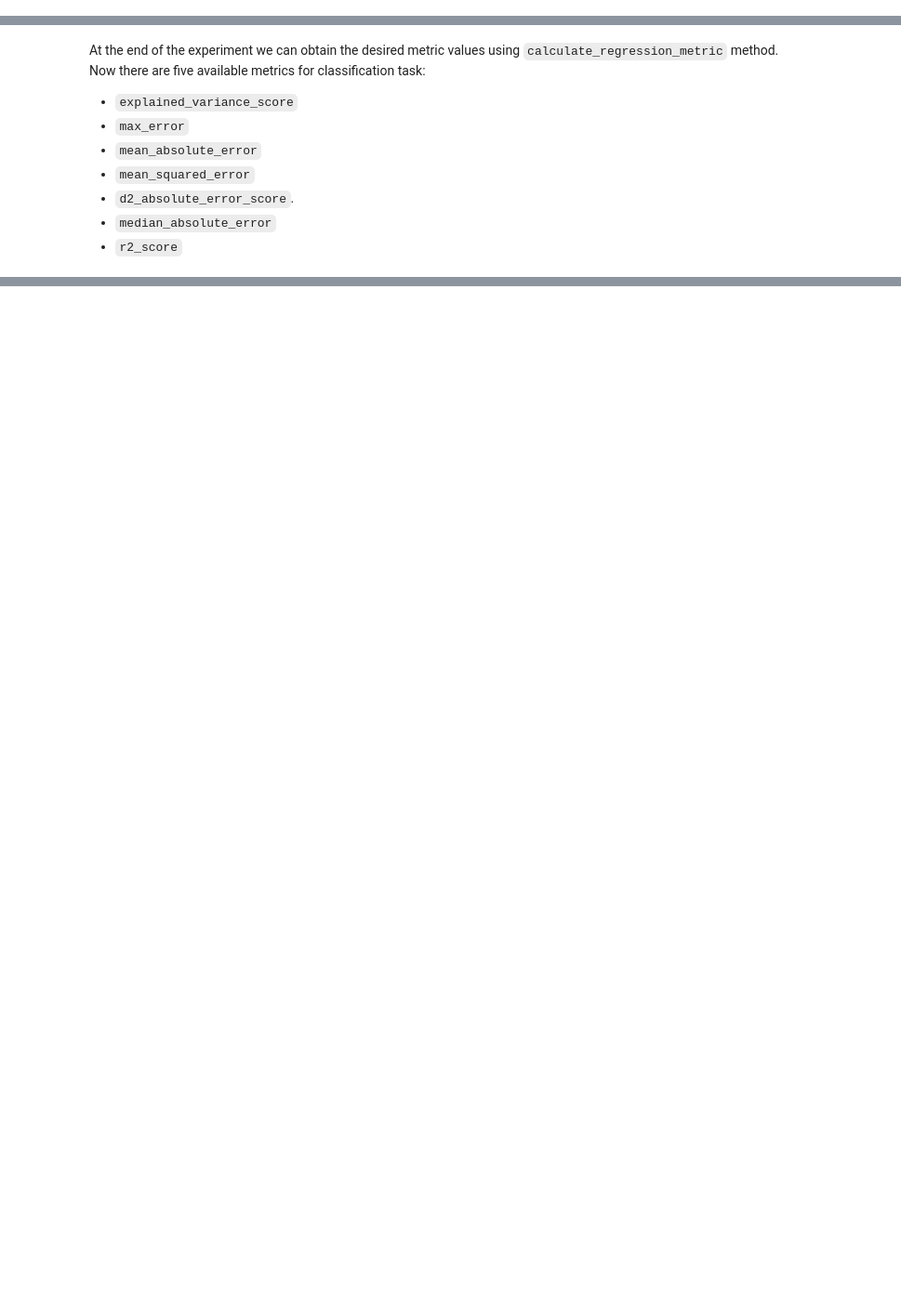
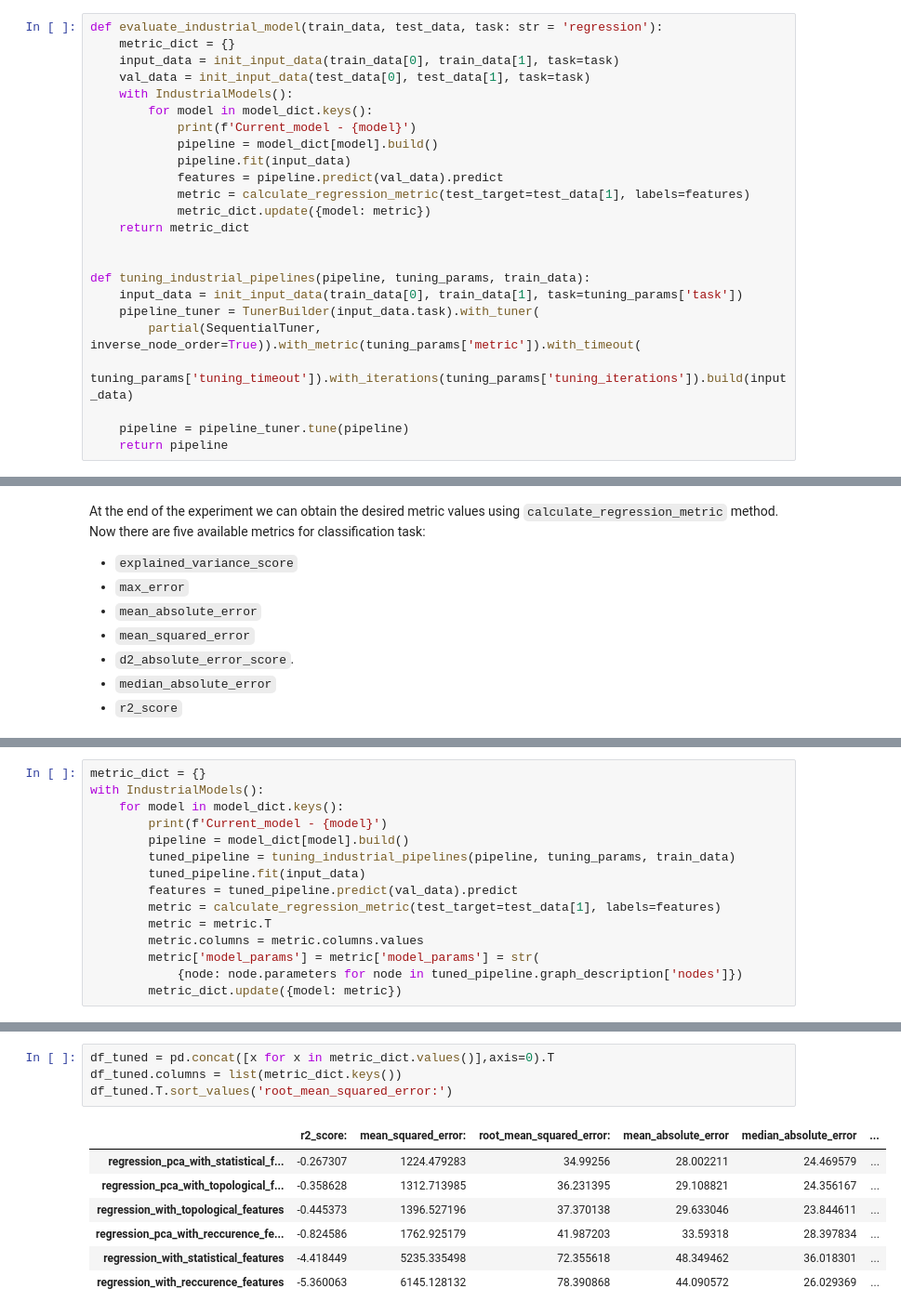
Before and after one commit to aimclub/Fedot.Industrial, a Jupyter notebook: cases/industrial_examples/health_monitoring/heart_rate_monitoring.ipynb, the cells around one changed output, grey strips where cells are left out. Shown at 93% size. Cells and saved outputs as stored; diff of their text form; blank space fills up the shorter version.

```diff
--- a/cases/industrial_examples/health_monitoring/heart_rate_monitoring.ipynb
+++ b/cases/industrial_examples/health_monitoring/heart_rate_monitoring.ipynb
@@ -38,3 +46,27 @@ data_path = PROJECT_PATH + '/examples/data'
+# %%
+def evaluate_industrial_model(train_data, test_data, task: str = 'regression'):
+    metric_dict = {}
+    input_data = init_input_data(train_data[0], train_data[1], task=task)
+    val_data = init_input_data(test_data[0], test_data[1], task=task)
+    with IndustrialModels():
+        for model in model_dict.keys():
+            print(f'Current_model - {model}')
+            pipeline = model_dict[model].build()
+            pipeline.fit(input_data)
+            features = pipeline.predict(val_data).predict
+            metric = calculate_regression_metric(test_target=test_data[1], labels=features)
+            metric_dict.update({model: metric})
+    return metric_dict
+
+
+def tuning_industrial_pipelines(pipeline, tuning_params, train_data):
+    input_data = init_input_data(train_data[0], train_data[1], task=tuning_params['task'])
+    pipeline_tuner = TunerBuilder(input_data.task).with_tuner(
+        partial(SequentialTuner, inverse_node_order=True)).with_metric(tuning_params['metric']).with_timeout(
+        tuning_params['tuning_timeout']).with_iterations(tuning_params['tuning_iterations']).build(input_data)
+
+    pipeline = pipeline_tuner.tune(pipeline)
+    return pipeline
 # %% [markdown]
 Now we must download the dataset. It could be done by using `DataReader` class that implemented as attribute of `FedotIndustrial` class. This class firstly tries to read the data from local project folder `data_path` and then if it is not possible, it downloads the data from the UCR/UEA archive. The data will be saved in the `data` folder.
 # %%
@@ -90,0 +151,15 @@ print(metric_dict)
+# %%
+metric_dict = {}
+with IndustrialModels():
+    for model in model_dict.keys():
+        print(f'Current_model - {model}')
+        pipeline = model_dict[model].build()
+        tuned_pipeline = tuning_industrial_pipelines(pipeline, tuning_params, train_data)
+        tuned_pipeline.fit(input_data)
+        features = tuned_pipeline.predict(val_data).predict
+        metric = calculate_regression_metric(test_target=test_data[1], labels=features)
+        metric = metric.T
+        metric.columns = metric.columns.values
+        metric['model_params'] = metric['model_params'] = str(
+            {node: node.parameters for node in tuned_pipeline.graph_description['nodes']})
+        metric_dict.update({model: metric})
@@ -90,0 +184,12 @@ print(metric_dict)
+# %%
+df_tuned = pd.concat([x for x in metric_dict.values()],axis=0).T
+df_tuned.columns = list(metric_dict.keys())
+df_tuned.T.sort_values('root_mean_squared_error:')
+# %% [output]
+|  | r2_score: | mean_squared_error: | root_mean_squared_error: | mean_absolute_error | median_absolute_error | ... |
+| regression_pca_with_statistical_f... | -0.267307 | 1224.479283 | 34.99256 | 28.002211 | 24.469579 | ... |
+| regression_pca_with_topological_f... | -0.358628 | 1312.713985 | 36.231395 | 29.108821 | 24.356167 | ... |
+| regression_with_topological_features | -0.445373 | 1396.527196 | 37.370138 | 29.633046 | 23.844611 | ... |
+| regression_pca_with_reccurence_fe... | -0.824586 | 1762.925179 | 41.987203 | 33.59318 | 28.397834 | ... |
+| regression_with_statistical_features | -4.418449 | 5235.335498 | 72.355618 | 48.349462 | 36.018301 | ... |
+| regression_with_reccurence_features | -5.360063 | 6145.128132 | 78.390868 | 44.090572 | 26.029369 | ... |
```
Also changed, not shown: parts of 22 cells of this notebook, 4 other files.
